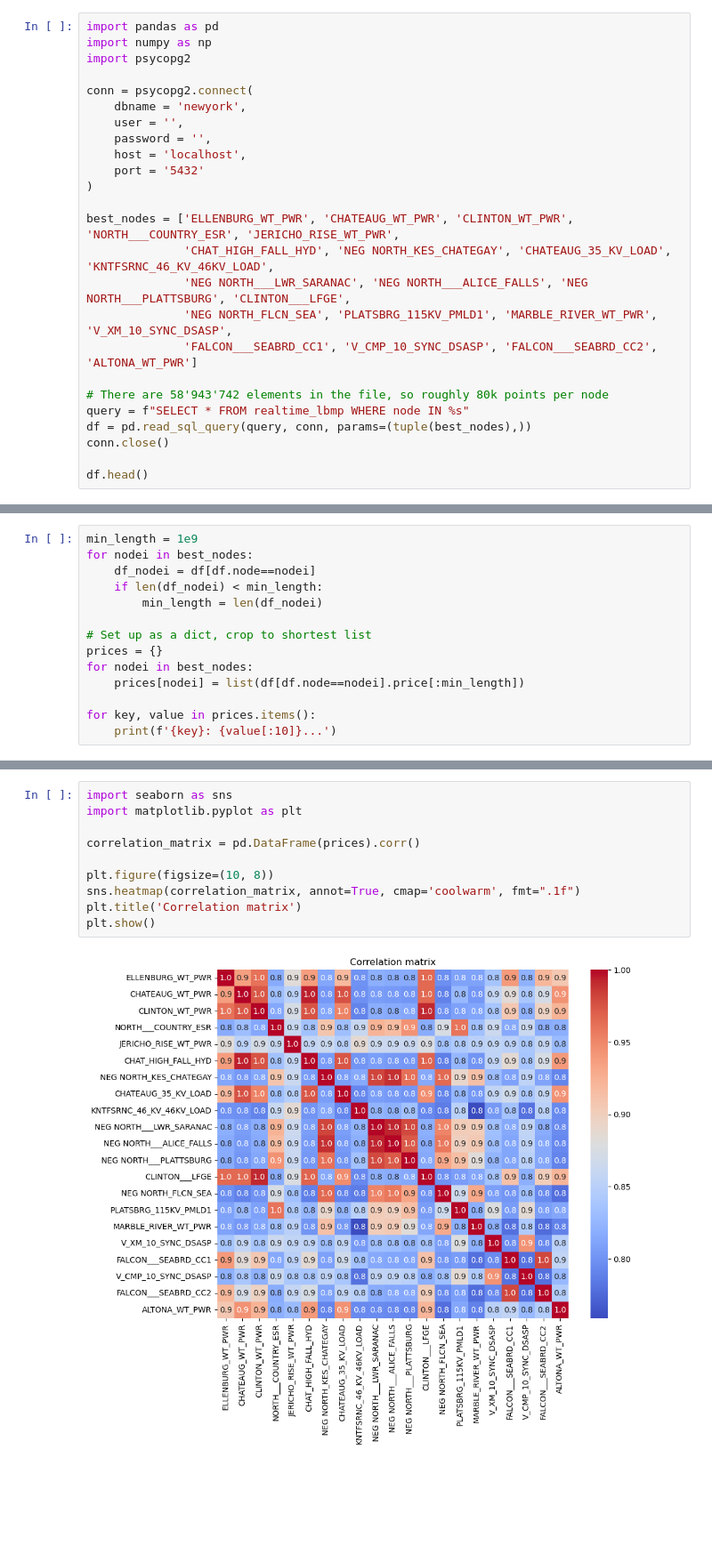
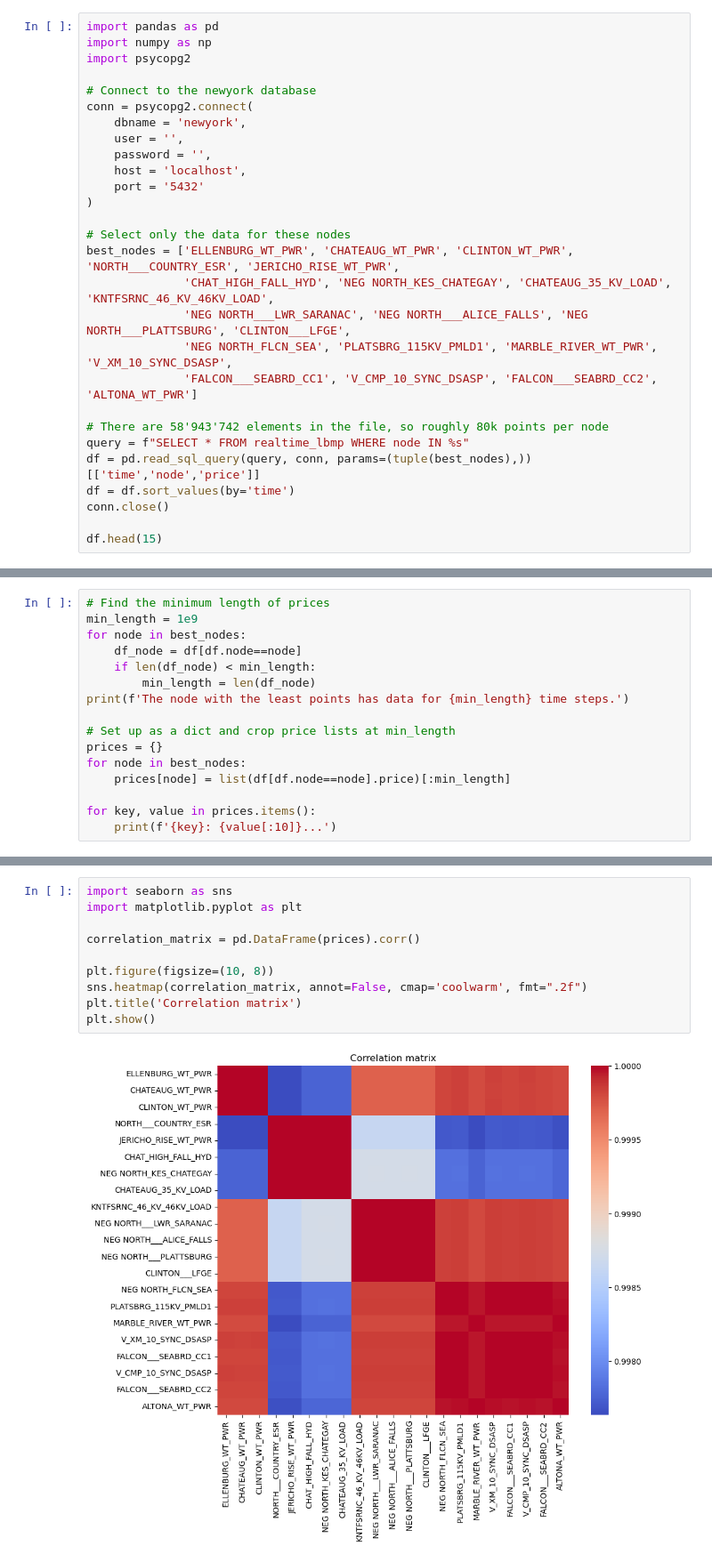
Before and after one commit to thdfw/gwks, a Jupyter notebook: nyiso_prices/nyiso_clusters.ipynb, the cells around one changed output, grey strips where cells are left out. Shown: that part at 89% size. Saved outputs shown, nothing was run; the diff lists cells and outputs as text; blank space fills up the shorter version.

Commit message:
New correlation matrix

```diff
--- a/nyiso_prices/nyiso_clusters.ipynb
+++ b/nyiso_prices/nyiso_clusters.ipynb
@@ -3,6 +3,7 @@ import pandas as pd
 import numpy as np
 import psycopg2
 
+# Connect to the newyork database
 conn = psycopg2.connect(
     dbname = 'newyork',
     user = '',
@@ -11,6 +12,7 @@ conn = psycopg2.connect(
     port = '5432'
 )
 
+# Select only the data for these nodes
 best_nodes = ['ELLENBURG_WT_PWR', 'CHATEAUG_WT_PWR', 'CLINTON_WT_PWR', 'NORTH___COUNTRY_ESR', 'JERICHO_RISE_WT_PWR',
               'CHAT_HIGH_FALL_HYD', 'NEG NORTH_KES_CHATEGAY', 'CHATEAUG_35_KV_LOAD', 'KNTFSRNC_46_KV_46KV_LOAD',
               'NEG NORTH___LWR_SARANAC', 'NEG NORTH___ALICE_FALLS', 'NEG NORTH___PLATTSBURG', 'CLINTON___LFGE',
@@ -19,8 +21,9 @@ best_nodes = ['ELLENBURG_WT_PWR', 'CHATEAUG_WT_PWR', 'CLINTON_WT_PWR', 'NORTH___
 
 # There are 58'943'742 elements in the file, so roughly 80k points per node
 query = f"SELECT * FROM realtime_lbmp WHERE node IN %s"
-df = pd.read_sql_query(query, conn, params=(tuple(best_nodes),))
+df = pd.read_sql_query(query, conn, params=(tuple(best_nodes),))[['time','node','price']]
+df = df.sort_values(by='time')
 conn.close()
 
-df.head()
+df.head(15)
 # %% [output]
@@ -33,14 +36,16 @@ df.head()
 # %%
+# Find the minimum length of prices
 min_length = 1e9
-for nodei in best_nodes:
-    df_nodei = df[df.node==nodei]
-    if len(df_nodei) < min_length:
-        min_length = len(df_nodei)
+for node in best_nodes:
+    df_node = df[df.node==node]
+    if len(df_node) < min_length:
+        min_length = len(df_node)
+print(f'The node with the least points has data for {min_length} time steps.')
 
-# Set up as a dict, crop to shortest list
+# Set up as a dict and crop price lists at min_length
 prices = {}
-for nodei in best_nodes:
-    prices[nodei] = list(df[df.node==nodei].price[:min_length])
+for node in best_nodes:
+    prices[node] = list(df[df.node==node].price)[:min_length]
 
 for key, value in prices.items():
     print(f'{key}: {value[:10]}...')
@@ -65,12 +70,12 @@ ALTONA_WT_PWR: [24.05, 24.09, 24.07, 26.56, 27.29, 26.74, 27.09, 26.09, 26.06, 2
 # %%
 import seaborn as sns
 import matplotlib.pyplot as plt
 
 correlation_matrix = pd.DataFrame(prices).corr()
 
 plt.figure(figsize=(10, 8))
-sns.heatmap(correlation_matrix, annot=True, cmap='coolwarm', fmt=".1f")
+sns.heatmap(correlation_matrix, annot=False, cmap='coolwarm', fmt=".2f")
 plt.title('Correlation matrix')
 plt.show()
 # %% [output]
-[figure, old version]
+[figure, new version]
```
Also changed, not shown: parts of 2 cells of this notebook.
